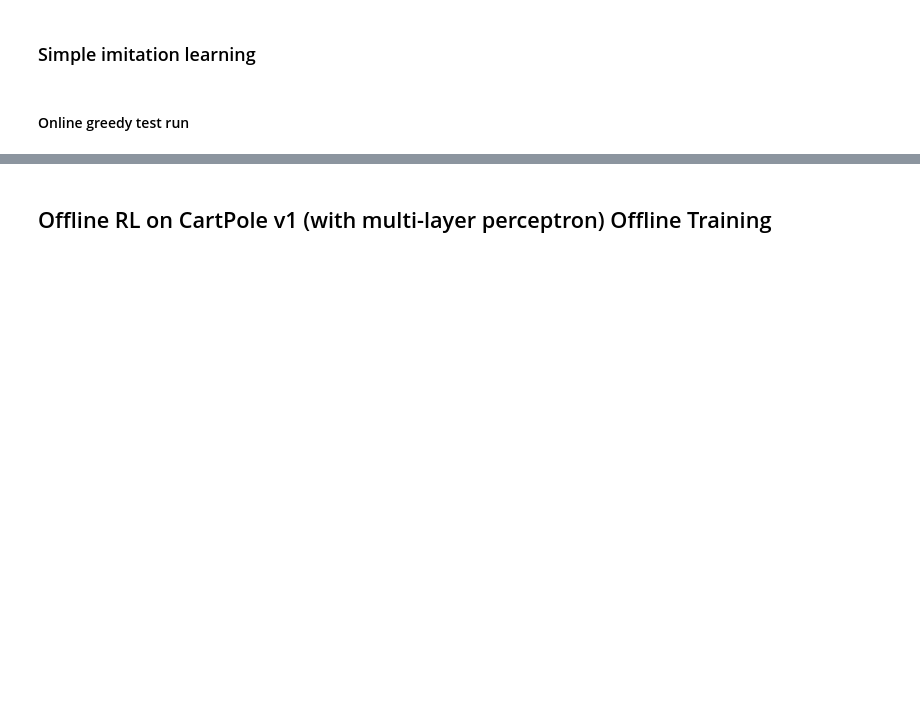
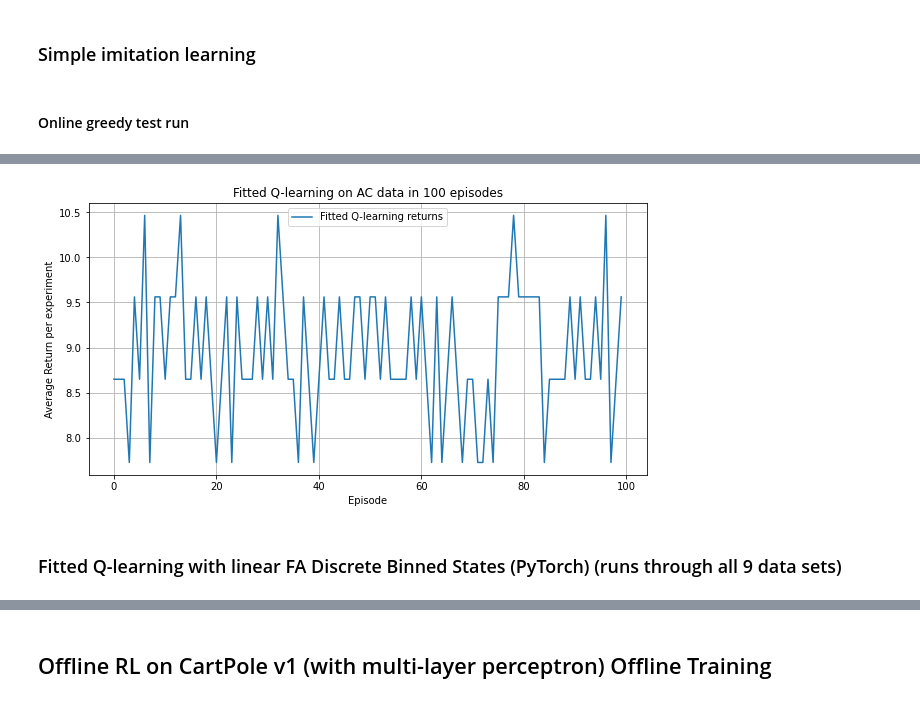
Before and after one commit to Jawing/COMP-579-A3, a Jupyter notebook: assignment3.ipynb, the cells around one changed output, grey strips where cells are left out. Saved outputs shown, nothing was run; the diff lists cells and outputs as text; code cells hidden in the pictures; blank space fills up the shorter version.

```diff
--- a/assignment3.ipynb
+++ b/assignment3.ipynb
@@ -468,7 +487,8 @@ episode_count = 2000 #number of episodes to gather expert data
 
 # set hyperparameters for linear function approximator
 bins = 10 #number of bins for discretization as features for linear function approximator
-num_features = bins**4 #number of features for linear function approximator
+num_states = 4 #number of states
+num_features = bins**num_states #number of features for linear function approximator
 num_actions = 2 #number of actions
 # %%
 #define initial weights for linear function approximator
@@ -1176,0 +1408,14 @@ plt.show()
+# %%
+#plot and label the curve with mean over all experiments for each episode for greedy policy for Fitted Q-learning on AC data
+plt.figure(figsize=(10, 5))
+plt.plot(rewards_fq_ac, label='Fitted Q-learning returns')
+plt.xlabel('Episode')
+plt.ylabel('Average Return per experiment')
+plt.title('Fitted Q-learning on AC data in 100 episodes')
+plt.legend()
+plt.grid()
+plt.show()
+# %% [output]
+[figure, added]
+# %% [markdown]
+### Fitted Q-learning with linear FA Discrete Binned States (PyTorch) (runs through all 9 data sets)
```
Also changed, not shown: parts of 38 cells of this notebook.
